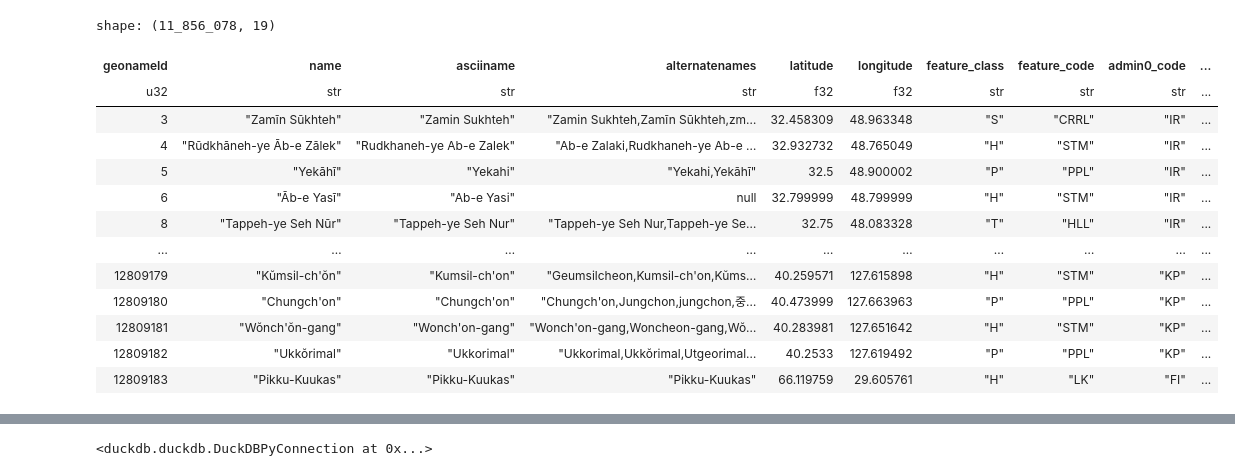
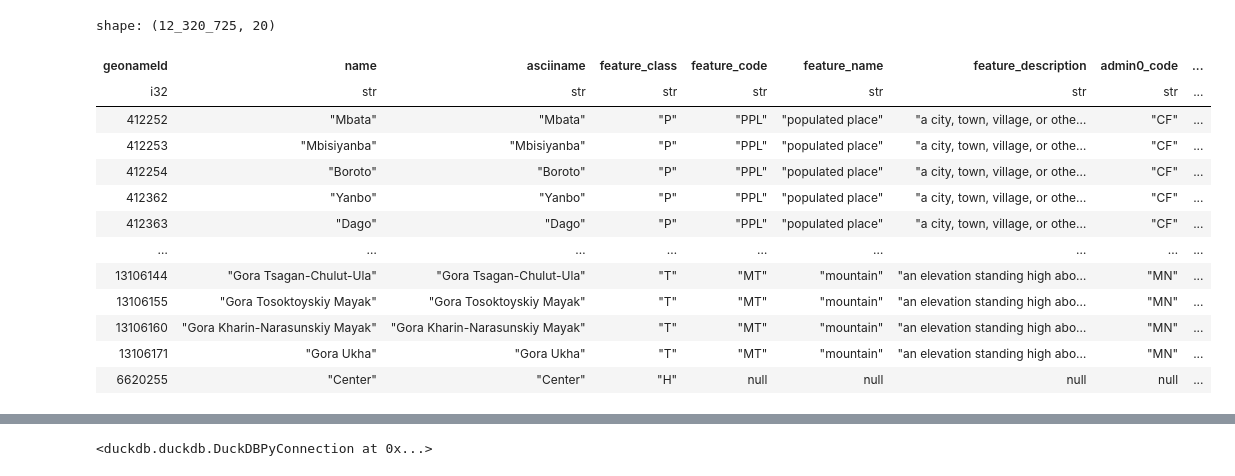
Before and after one commit to SamBroomy/heisenberg, a Jupyter notebook: test.ipynb, the cells around one changed output, grey strips where cells are left out. Drawn from its saved outputs; the diff is of its cells as text; code cells hidden in the pictures.

```diff
--- a/test.ipynb
+++ b/test.ipynb
@@ -25,7 +25,10 @@ duck_db_path.parent.mkdir(parents=True, exist_ok=True)
 con = duckdb.connect(database=duck_db_path.as_posix())
 
 con.execute("SET enable_progress_bar = false;")
-con.install_extension("nanoarrow", repository="community")
-con.load_extension("nanoarrow")
 con.install_extension("spatial")
 con.load_extension("spatial")
+
+# Set DuckDB optimizations
+con.execute("PRAGMA memory_limit='16GB'")  # Adjust based on your system
+con.execute("PRAGMA threads=8")  # Adjust based on your CPU cores
+con.execute("PRAGMA enable_object_cache=true")  # Improve query caching
@@ -410,17 +434,17 @@ shape: (1, 1)
 # %%
-con.table("allCountries").pl()
+con.table("locations_full").pl()
 # %% [output]
-shape: (11_856_078, 19)
+shape: (12_320_725, 20)
-| geonameId | name | asciiname | alternatenames | latitude | longitude | feature_class | feature_code | admin0_code | ... |
-| u32 | str | str | str | f32 | f32 | str | str | str | ... |
-| 3 | "Zamīn Sūkhteh" | "Zamin Sukhteh" | "Zamin Sukhteh,Zamīn Sūkhteh,zm… | 32.458309 | 48.963348 | "S" | "CRRL" | "IR" | ... |
-| 4 | "Rūdkhāneh-ye Āb-e Zālek" | "Rudkhaneh-ye Ab-e Zalek" | "Ab-e Zalaki,Rudkhaneh-ye Ab-e … | 32.932732 | 48.765049 | "H" | "STM" | "IR" | ... |
-| 5 | "Yekāhī" | "Yekahi" | "Yekahi,Yekāhī" | 32.5 | 48.900002 | "P" | "PPL" | "IR" | ... |
-| 6 | "Āb-e Yasī" | "Ab-e Yasi" | null | 32.799999 | 48.799999 | "H" | "STM" | "IR" | ... |
-| 8 | "Tappeh-ye Seh Nūr" | "Tappeh-ye Seh Nur" | "Tappeh-ye Seh Nur,Tappeh-ye Se… | 32.75 | 48.083328 | "T" | "HLL" | "IR" | ... |
-| … | … | … | … | … | … | … | … | … | ... |
-| 12809179 | "Kŭmsil-ch'ŏn" | "Kumsil-ch'on" | "Geumsilcheon,Kumsil-ch'on,Kŭms… | 40.259571 | 127.615898 | "H" | "STM" | "KP" | ... |
-| 12809180 | "Chungch'on" | "Chungch'on" | "Chungch'on,Jungchon,jungchon,중… | 40.473999 | 127.663963 | "P" | "PPL" | "KP" | ... |
-| 12809181 | "Wŏnch'ŏn-gang" | "Wonch'on-gang" | "Wonch'on-gang,Woncheon-gang,Wŏ… | 40.283981 | 127.651642 | "H" | "STM" | "KP" | ... |
-| 12809182 | "Ukkŏrimal" | "Ukkorimal" | "Ukkorimal,Ukkŏrimal,Utgeorimal… | 40.2533 | 127.619492 | "P" | "PPL" | "KP" | ... |
-| 12809183 | "Pikku-Kuukas" | "Pikku-Kuukas" | "Pikku-Kuukas" | 66.119759 | 29.605761 | "H" | "LK" | "FI" | ... |
+| geonameId | name | asciiname | feature_class | feature_code | feature_name | feature_description | admin0_code | ... |
+| i32 | str | str | str | str | str | str | str | ... |
+| 412252 | "Mbata" | "Mbata" | "P" | "PPL" | "populated place" | "a city, town, village, or othe… | "CF" | ... |
+| 412253 | "Mbisiyanba" | "Mbisiyanba" | "P" | "PPL" | "populated place" | "a city, town, village, or othe… | "CF" | ... |
+| 412254 | "Boroto" | "Boroto" | "P" | "PPL" | "populated place" | "a city, town, village, or othe… | "CF" | ... |
+| 412362 | "Yanbo" | "Yanbo" | "P" | "PPL" | "populated place" | "a city, town, village, or othe… | "CF" | ... |
+| 412363 | "Dago" | "Dago" | "P" | "PPL" | "populated place" | "a city, town, village, or othe… | "CF" | ... |
+| … | … | … | … | … | … | … | … | ... |
+| 13106144 | "Gora Tsagan-Chulut-Ula" | "Gora Tsagan-Chulut-Ula" | "T" | "MT" | "mountain" | "an elevation standing high abo… | "MN" | ... |
+| 13106155 | "Gora Tosoktoyskiy Mayak" | "Gora Tosoktoyskiy Mayak" | "T" | "MT" | "mountain" | "an elevation standing high abo… | "MN" | ... |
+| 13106160 | "Gora Kharin-Narasunskiy Mayak" | "Gora Kharin-Narasunskiy Mayak" | "T" | "MT" | "mountain" | "an elevation standing high abo… | "MN" | ... |
+| 13106171 | "Gora Ukha" | "Gora Ukha" | "T" | "MT" | "mountain" | "an elevation standing high abo… | "MN" | ... |
+| 6620255 | "Center" | "Center" | "H" | null | null | null | null | ... |
```
Also changed, not shown: parts of 78 cells of this notebook, 16 other files.
